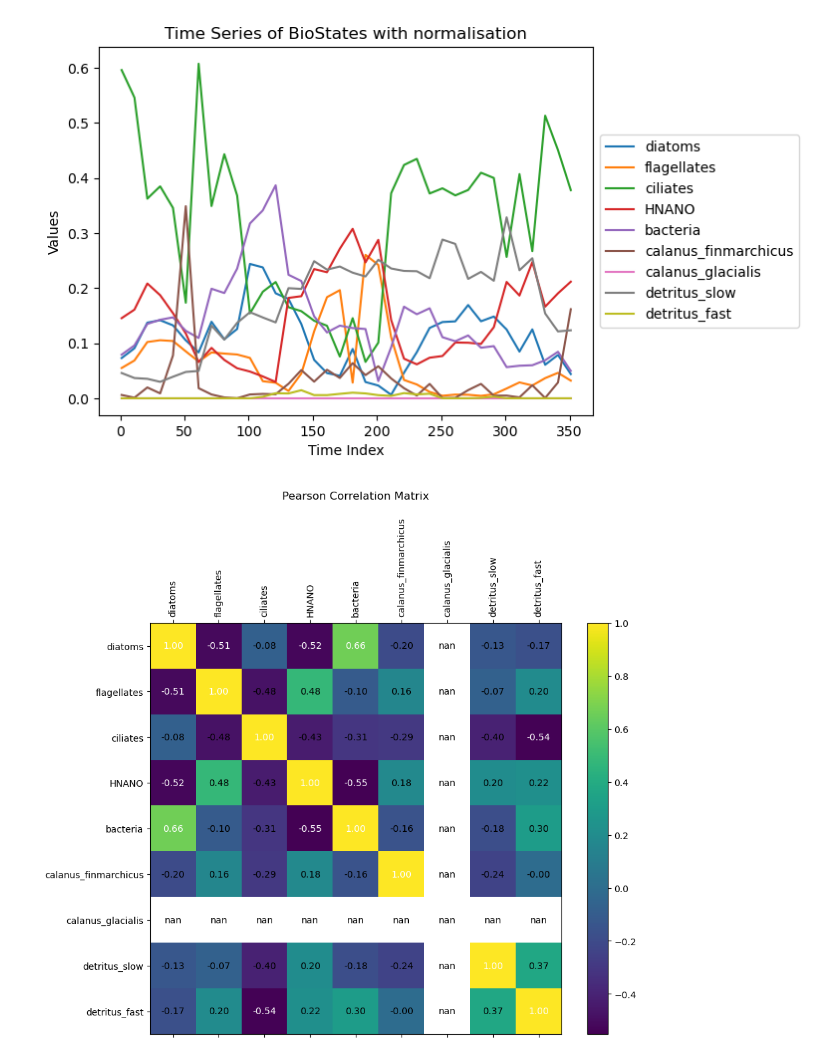
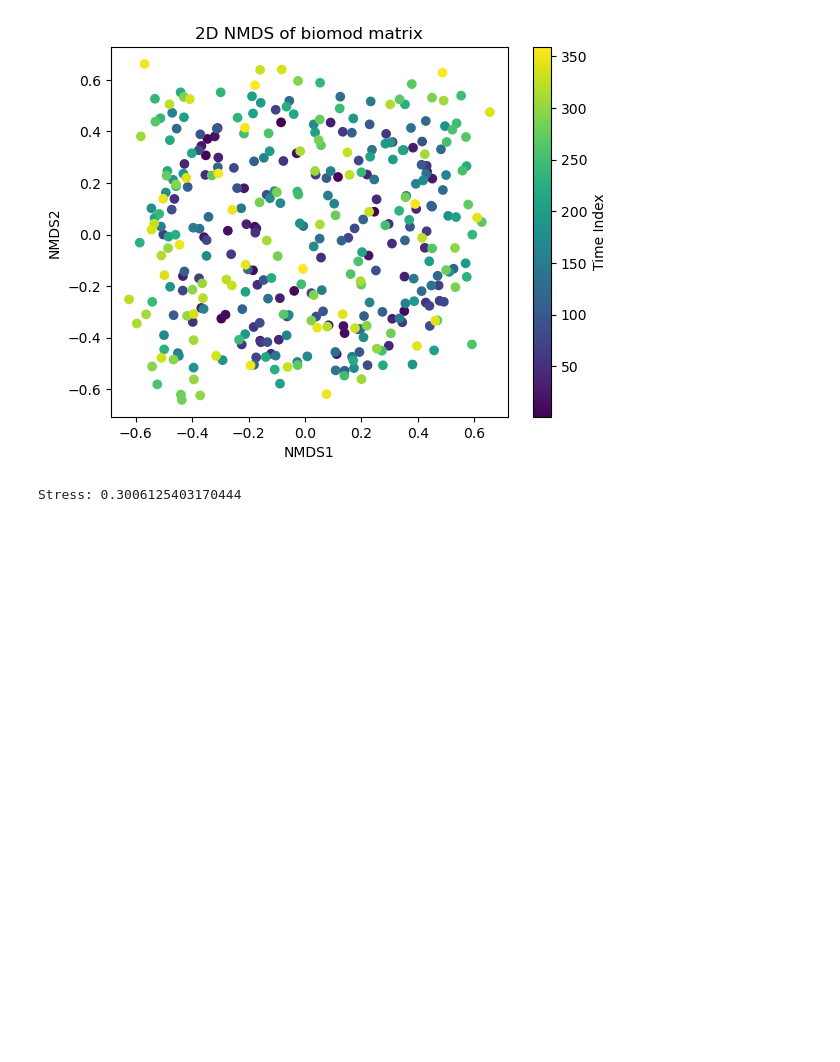
Before and after one commit to butterman0/spGDMM, a Jupyter notebook: 2_notebooks/1c_generate_training_data.ipynb, the cells around one changed output. Cells and saved outputs as stored; diff of their text form; code cells hidden in the pictures; blank space fills up the shorter version.

```diff
--- a/2_notebooks/1c_generate_training_data.ipynb
+++ b/2_notebooks/1c_generate_training_data.ipynb
@@ -30,0 +128,11 @@ midnor = fetch_sinmod_data(path, sampled_locations, target_variables, target=Fal
+# %%
+import pandas as pd
+results = []
+for time_index in range(1,360,1):
+
+    sampled_locations = create_sample_locations(1, time_index)
+    result = fetch_sinmod_data(biomod_sinmod_path, sampled_locations, biomod_target_variables)
+
+    results.append(result)
+
+final_results_2 = pd.concat(results)
@@ -87,31 +213,30 @@ final_results.head(11)
-# %%
-import numpy as np
-
-# Plot each column as a time series on the same graph
-plt.figure()
-for column in final_results.columns[3:]:
-    plt.plot(final_results['time_idx'], final_results[column], label=column)
-plt.title('Time Series of BioStates with normalisation')
-plt.xlabel('Time Index')
-plt.ylabel('Values')
-plt.legend(loc='center left', bbox_to_anchor=(1, 0.5))
-plt.show()
-
-# Compute the Pearson correlation matrix
-correlation_matrix = final_results.iloc[:, 3:].corr()
-# Plot the correlation matrix with numbers
-plt.figure(figsize=(10, 8))
-cax = plt.matshow(correlation_matrix, fignum=1)
-plt.xticks(range(len(correlation_matrix.columns)), correlation_matrix.columns, rotation=90)
-plt.yticks(range(len(correlation_matrix.columns)), correlation_matrix.columns)
-plt.colorbar(cax)
-
-# Add numbers to the correlation matrix
-for (i, j), val in np.ndenumerate(correlation_matrix):
-    plt.text(j, i, f'{val:.2f}', ha='center', va='center', color='white' if abs(val) > 0.5 else 'black')
-
-plt.title('Pearson Correlation Matrix', pad=20)
-plt.show()
-# %% [output]
-[figure, removed]
-[figure, removed]
+# %%
+from sklearn.manifold import MDS
+from scipy.spatial.distance import pdist, squareform
+import matplotlib.pyplot as plt
+from mpl_toolkits.mplot3d import Axes3D
+
+# Extract the biomod matrix from column 4 onward
+biomod_matrix2 = final_results_2.iloc[:, 3:].values
+
+# Run NMDS
+nmds2 = MDS(n_components=2, metric=False, max_iter=500, random_state=42, dissimilarity='precomputed')
+# Compute the Bray-Curtis dissimilarity matrix
+dissimilarity_matrix2 = squareform(pdist(biomod_matrix2, metric='braycurtis'))
+
+# Fit NMDS with the precomputed dissimilarity matrix
+nmds_fit2 = nmds2.fit_transform(dissimilarity_matrix2)
+
+# Plot the NMDS result, color by time_index
+plt.figure()
+sc = plt.scatter(nmds_fit[:, 0], nmds_fit[:, 1], c=final_results_2['time_idx'], cmap='viridis')
+plt.colorbar(sc, label='Time Index')
+plt.title('2D NMDS of biomod matrix')
+plt.xlabel('NMDS1')
+plt.ylabel('NMDS2')
+plt.show()
+
+print(f"Stress: {nmds2.stress_}")
+# %% [output]
+[figure, added]
+Stress: 0.3006125403170444
```
Also changed, not shown: parts of 11 cells of this notebook, 1 other file.
